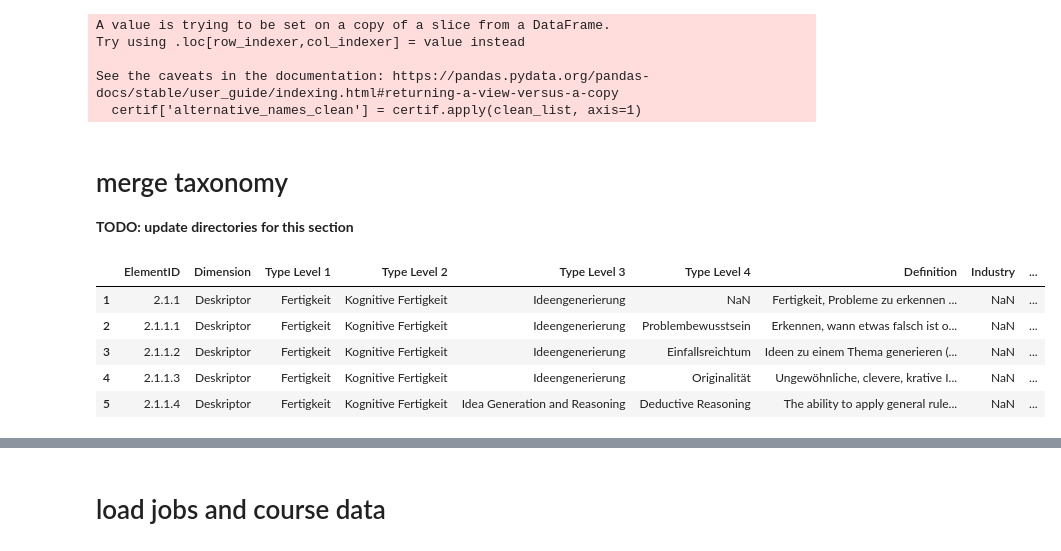
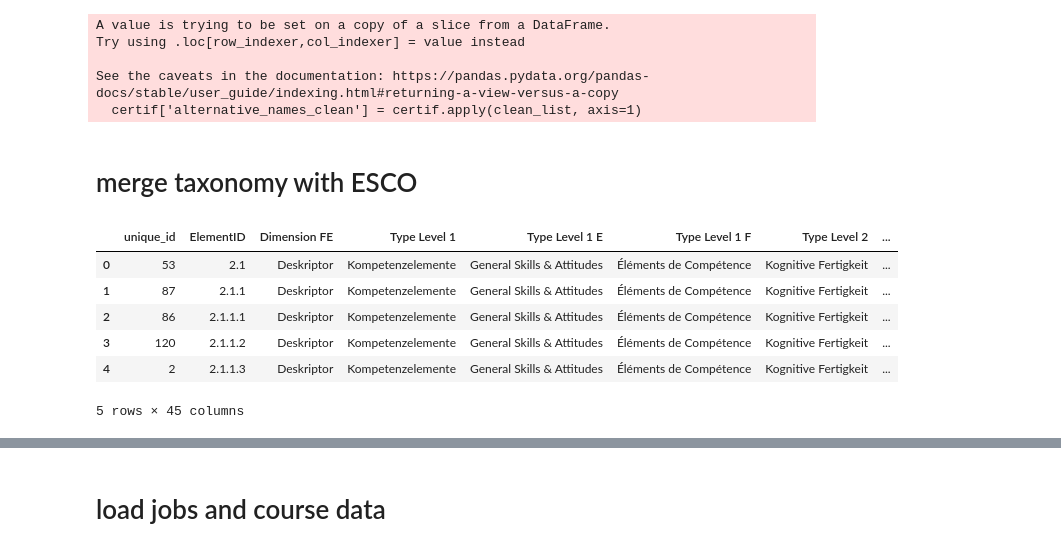
Before and after one commit to epfl-ml4ed/SkillThrills, a Jupyter notebook: notebooks/taxonomy_datasets_processing.ipynb, the cells around one changed output, grey strips where cells are left out. Drawn from its saved outputs; the diff is of its cells as text; code cells hidden in the pictures.

```diff
--- a/notebooks/taxonomy_datasets_processing.ipynb
+++ b/notebooks/taxonomy_datasets_processing.ipynb
@@ -223,18 +223,17 @@ for index, row in altnames.iterrows():
         row['alternative_names_clean'] += ', ' + smaller_name2[index]
 # %%
 altnames.to_csv("../../data/taxonomy/certifications_alternative_names.csv", index=False, sep="\t")
-# %% [markdown]
-# merge taxonomy
-**TODO: update directories for this section**
+# %% [markdown]
+# merge taxonomy with ESCO
 # %%
-taxonomy = pd.read_csv("KompetenzmodellKodierbuch_V1.csv", sep="\t")
+taxonomy = pd.read_csv("../data/taxonomy/taxonomy_V4.csv", sep=",")
 taxonomy.columns
-taxonomy = taxonomy.dropna(subset=["Definition", "Type Level 3"])
 taxonomy.head()
 # %% [output]
-|  | ElementID | Dimension | Type Level 1 | Type Level 2 | Type Level 3 | Type Level 4 | Definition | Industry | ... |
-| 1 | 2.1.1 | Deskriptor | Fertigkeit | Kognitive Fertigkeit | Ideengenerierung | NaN | Fertigkeit, Probleme zu erkennen ... | NaN | ... |
-| 2 | 2.1.1.1 | Deskriptor | Fertigkeit | Kognitive Fertigkeit | Ideengenerierung | Problembewusstsein | Erkennen, wann etwas falsch ist o... | NaN | ... |
-| 3 | 2.1.1.2 | Deskriptor | Fertigkeit | Kognitive Fertigkeit | Ideengenerierung | Einfallsreichtum | Ideen zu einem Thema generieren (... | NaN | ... |
-| 4 | 2.1.1.3 | Deskriptor | Fertigkeit | Kognitive Fertigkeit | Ideengenerierung | Originalität | Ungewöhnliche, clevere, krative I... | NaN | ... |
-| 5 | 2.1.1.4 | Deskriptor | Fertigkeit | Kognitive Fertigkeit | Idea Generation and Reasoning | Deductive Reasoning | The ability to apply general rule... | NaN | ... |
+|  | unique_id | ElementID | Dimension FE | Type Level 1 | Type Level 1 E | Type Level 1 F | Type Level 2 | ... |
+| 0 | 53 | 2.1 | Deskriptor | Kompetenzelemente | General Skills & Attitudes | Éléments de Compétence | Kognitive Fertigkeit | ... |
+| 1 | 87 | 2.1.1 | Deskriptor | Kompetenzelemente | General Skills & Attitudes | Éléments de Compétence | Kognitive Fertigkeit | ... |
+| 2 | 86 | 2.1.1.1 | Deskriptor | Kompetenzelemente | General Skills & Attitudes | Éléments de Compétence | Kognitive Fertigkeit | ... |
+| 3 | 120 | 2.1.1.2 | Deskriptor | Kompetenzelemente | General Skills & Attitudes | Éléments de Compétence | Kognitive Fertigkeit | ... |
+| 4 | 2 | 2.1.1.3 | Deskriptor | Kompetenzelemente | General Skills & Attitudes | Éléments de Compétence | Kognitive Fertigkeit | ... |
+5 rows × 45 columns
```
Also changed, not shown: parts of 19 cells of this notebook, 4 other files.
